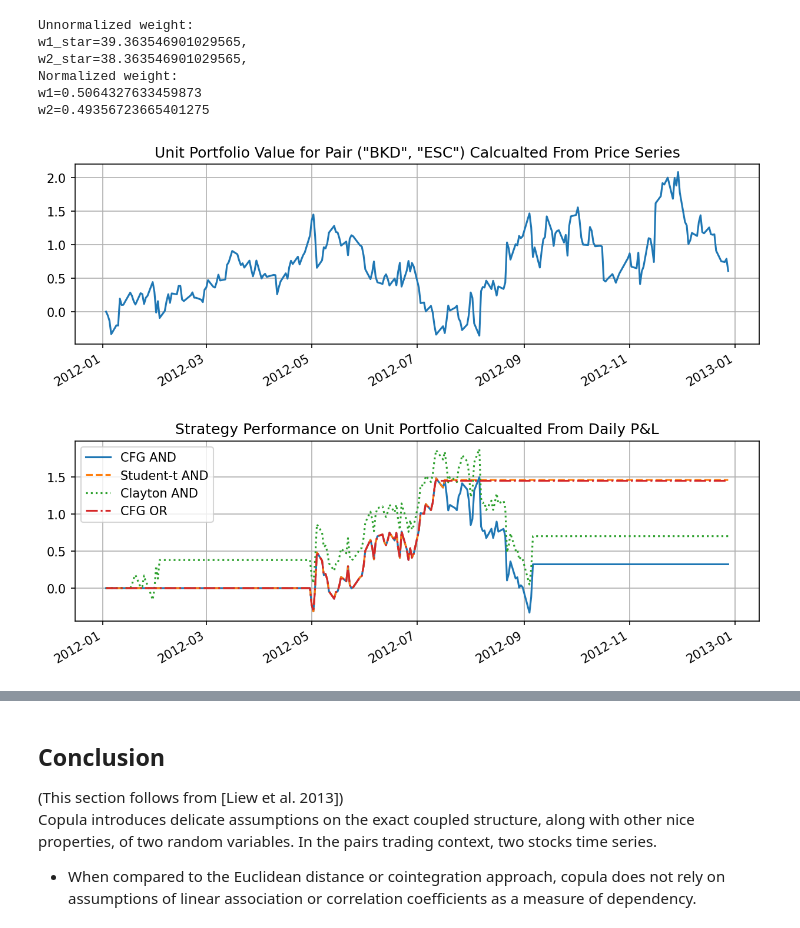
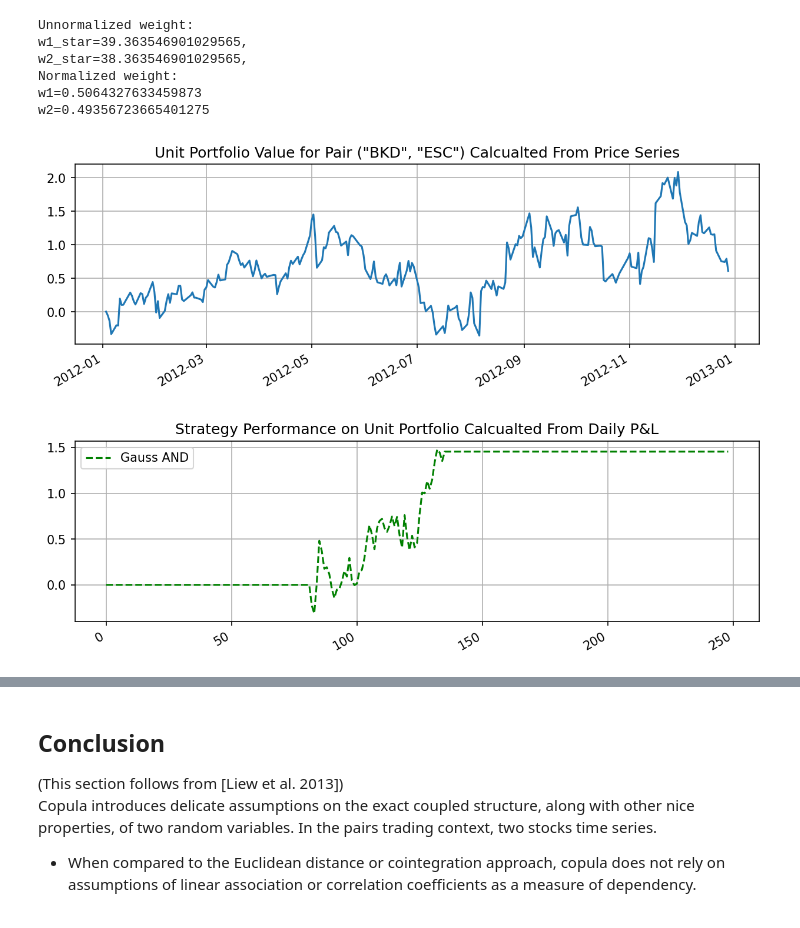
Before and after one commit to hudson-and-thames/arbitrage_research, a Jupyter notebook: Copula Approach/Copula_Strategy_Basic.ipynb, the cells around one changed output, grey strips where cells are left out. Saved outputs shown, nothing was run; the diff lists cells and outputs as text; code cells hidden in the pictures.

```diff
--- a/Copula Approach/Copula_Strategy_Basic.ipynb
+++ b/Copula Approach/Copula_Strategy_Basic.ipynb
@@ -408,2 +527,11 @@ positions_cfg_or[0] = 0
+# %%
+# Following a logic of one open trade at a time - using the first trade
+open_time = list(closed_trades_gauss.keys())[0]
+close_time = list(closed_trades_gauss.values())[0]['t1']
+position = list(closed_trades_gauss.values())[0]['side']
+
+# Creating dataframe for viaualization
+positions_gauss = pd.DataFrame(0, index=prices_test.index, columns=['Gauss Positions'])
+positions_gauss[(open_time < positions_gauss.index) & (positions_gauss.index< close_time)] = position
 # %%
 # Plotting generated positions
@@ -490,39 +603,30 @@ w2=0.49356723665401275
 # %%
 # 2. Calculating Portfolio Series and daily P&L
 portfolio_prices = w1 * prices_test['BKD'] - w2 * prices_test['ESC']
 portfolio_pnl = np.diff(portfolio_prices, prepend=0)
 
 # 3. Plotting portfolio prices
 fig, ax = plt.subplots(figsize=(10,3), dpi=150)
 ax.plot(portfolio_prices)
 ax.title.set_text('Unit Portfolio Value for Pair ("BKD", "ESC") Calcualted From Price Series')
 ax.grid()
 fig.autofmt_xdate()
 plt.show()
 
 # 4. Calculating strategy daily P&L
-pnl_cfg = portfolio_pnl * positions_cfg
-pnl_t = portfolio_pnl * positions_t
-pnl_clayton = portfolio_pnl * positions_clayton
-pnl_cfg_or = portfolio_pnl * positions_cfg_or
-equity_cfg = pnl_cfg.cumsum()
-equity_t = pnl_t.cumsum()
-equity_clayton = pnl_clayton.cumsum()
-equity_cfg_or = pnl_cfg_or.cumsum()
+pnl_gauss = portfolio_pnl * positions_gauss.values.T
+equity_gauss = pnl_gauss.cumsum()
 
 fig, ax = plt.subplots(figsize=(10,3), dpi=150)
-ax.plot(equity_cfg, label='CFG AND')
-ax.plot(equity_t, '--', label=r'Student-t AND')
-ax.plot(equity_clayton, ':', label=r'Clayton AND')
-ax.plot(equity_cfg_or, '-.', label='CFG OR')
+ax.plot(equity_gauss, '--', color='g',label=r'Gauss AND')
 ax.title.set_text('Strategy Performance on Unit Portfolio Calcualted From Daily P&L')
 ax.grid()
 fig.autofmt_xdate()
 ax.legend()
 plt.show()
 # %% [output]
 [figure]
-[figure, old version]
+[figure, new version]
 # %% [markdown]
 ### 4. Possible Issues Discussion
 
```
Also changed, not shown: parts of 41 cells of this notebook.
